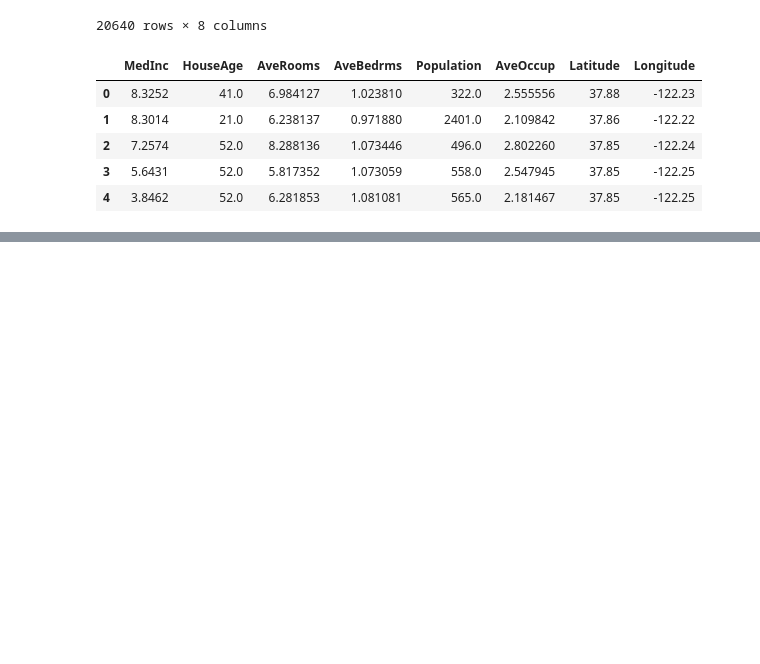
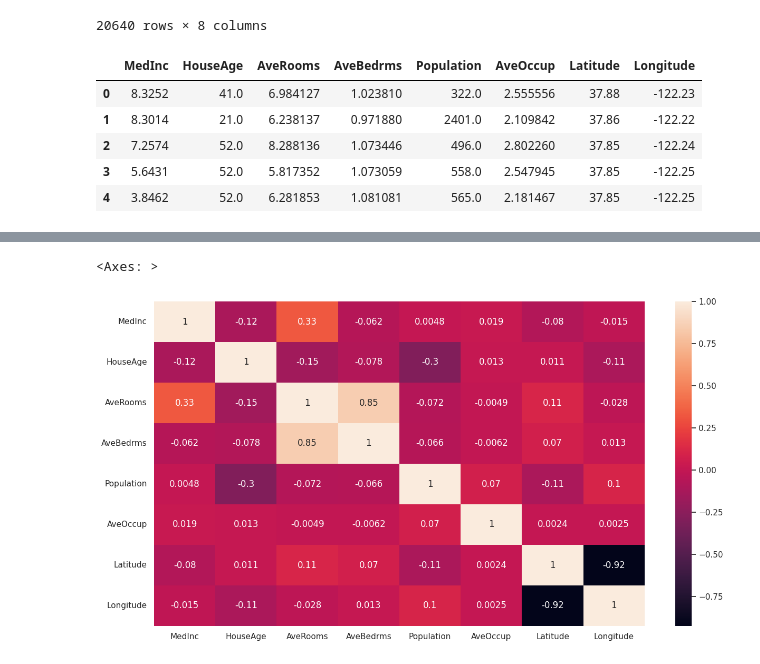
Before and after one commit to Aditya29051998/Machine-Learning, a Jupyter notebook: ML_Ineuron.ipynb, the cells around one changed output, grey strips where cells are left out. Cells and saved outputs as stored; diff of their text form; code cells hidden in the pictures; blank space fills up the shorter version.

```diff
--- a/ML_Ineuron.ipynb
+++ b/ML_Ineuron.ipynb
@@ -108,0 +171,6 @@ dataset.head()
+# %%
+sns.set(rc={'figure.figsize':(15,8)}) #Increse size of heatmap
+sns.heatmap(dataset.corr(),annot=True) #create heatmap
+# %% [output]
+<Axes: >
+[figure, added]
```
Also changed, not shown: parts of 16 cells of this notebook.
